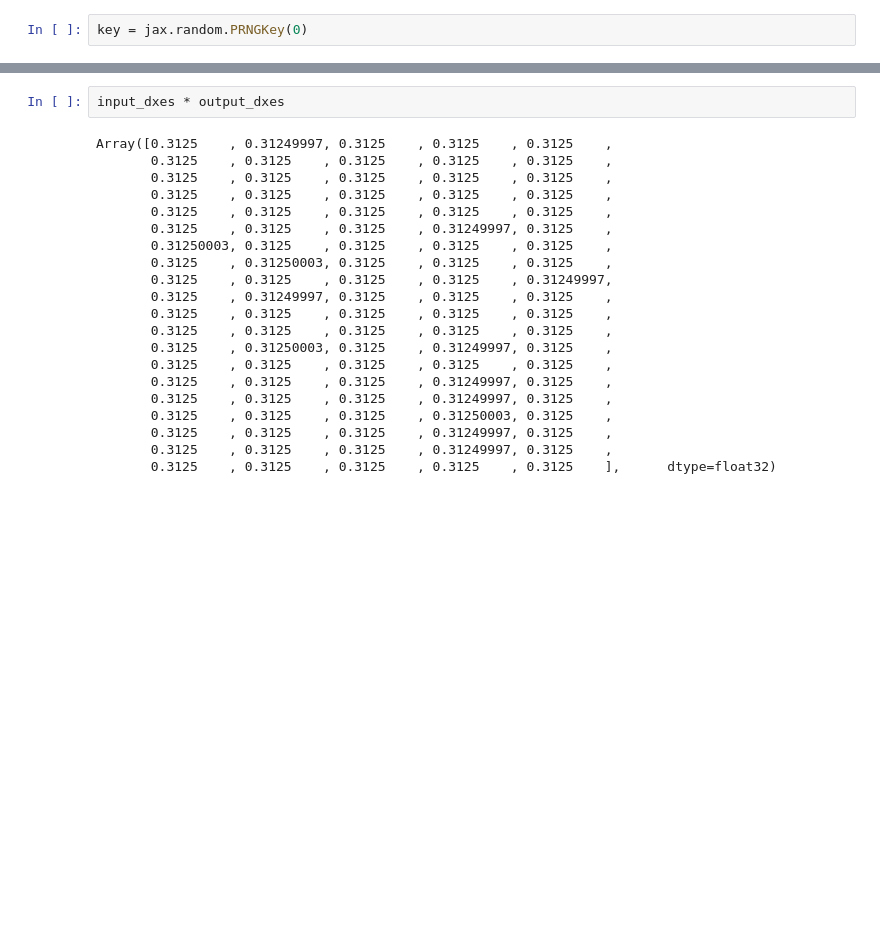
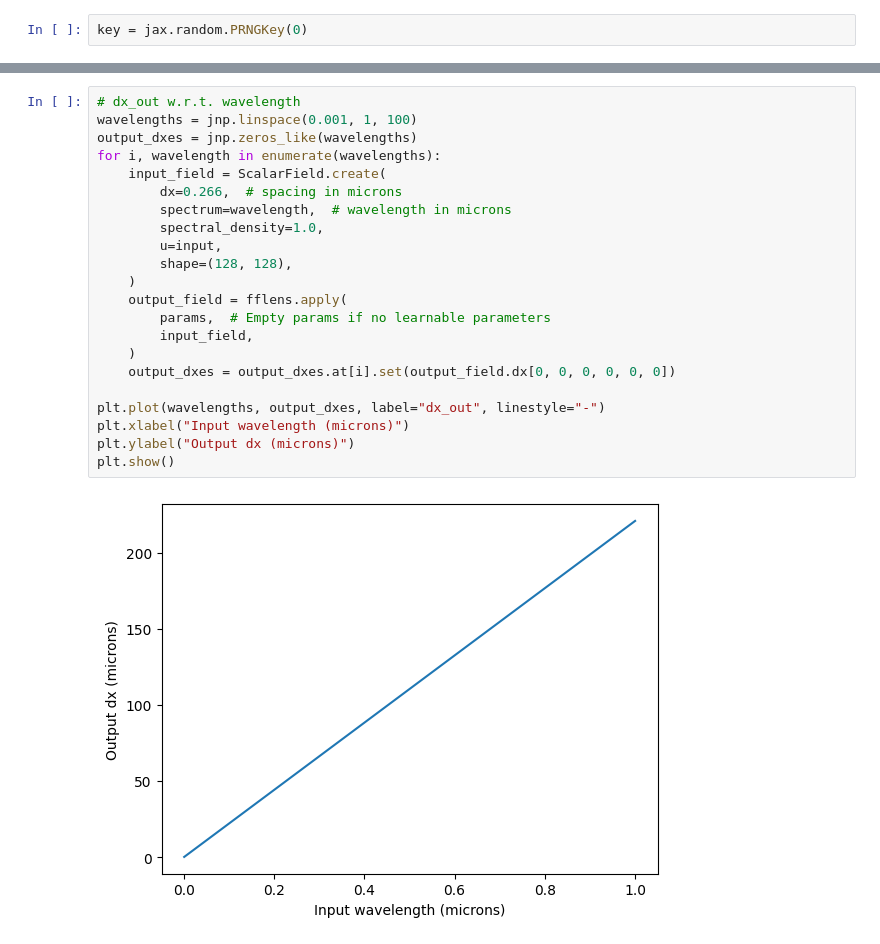
Before and after one commit to chromatix-team/chromatix, a Jupyter notebook: docs/examples/fflens.ipynb, the cells around one changed output, grey strips where cells are left out. Saved outputs shown, nothing was run; the diff lists cells and outputs as text; blank space fills up the shorter version.

```diff
--- a/docs/examples/fflens.ipynb
+++ b/docs/examples/fflens.ipynb
@@ -94,23 +75,24 @@ plt.show()
-# %%
-input_dxes * output_dxes
-# %% [output]
-Array([0.3125    , 0.31249997, 0.3125    , 0.3125    , 0.3125    ,
-       0.3125    , 0.3125    , 0.3125    , 0.3125    , 0.3125    ,
-       0.3125    , 0.3125    , 0.3125    , 0.3125    , 0.3125    ,
-       0.3125    , 0.3125    , 0.3125    , 0.3125    , 0.3125    ,
-       0.3125    , 0.3125    , 0.3125    , 0.3125    , 0.3125    ,
-       0.3125    , 0.3125    , 0.3125    , 0.31249997, 0.3125    ,
-       0.31250003, 0.3125    , 0.3125    , 0.3125    , 0.3125    ,
-       0.3125    , 0.31250003, 0.3125    , 0.3125    , 0.3125    ,
-       0.3125    , 0.3125    , 0.3125    , 0.3125    , 0.31249997,
-       0.3125    , 0.31249997, 0.3125    , 0.3125    , 0.3125    ,
-       0.3125    , 0.3125    , 0.3125    , 0.3125    , 0.3125    ,
-       0.3125    , 0.3125    , 0.3125    , 0.3125    , 0.3125    ,
-       0.3125    , 0.31250003, 0.3125    , 0.31249997, 0.3125    ,
-       0.3125    , 0.3125    , 0.3125    , 0.3125    , 0.3125    ,
-       0.3125    , 0.3125    , 0.3125    , 0.31249997, 0.3125    ,
-       0.3125    , 0.3125    , 0.3125    , 0.31249997, 0.3125    ,
-       0.3125    , 0.3125    , 0.3125    , 0.31250003, 0.3125    ,
-       0.3125    , 0.3125    , 0.3125    , 0.31249997, 0.3125    ,
-       0.3125    , 0.3125    , 0.3125    , 0.31249997, 0.3125    ,
-       0.3125    , 0.3125    , 0.3125    , 0.3125    , 0.3125    ],      dtype=float32)
+# %%
+# dx_out w.r.t. wavelength
+wavelengths = jnp.linspace(0.001, 1, 100)
+output_dxes = jnp.zeros_like(wavelengths)
+for i, wavelength in enumerate(wavelengths):
+    input_field = ScalarField.create(
+        dx=0.266,  # spacing in microns
+        spectrum=wavelength,  # wavelength in microns
+        spectral_density=1.0,
+        u=input,
+        shape=(128, 128),
+    )
+    output_field = fflens.apply(
+        params,  # Empty params if no learnable parameters
+        input_field,
+    )
+    output_dxes = output_dxes.at[i].set(output_field.dx[0, 0, 0, 0, 0, 0])
+
+plt.plot(wavelengths, output_dxes, label="dx_out", linestyle="-")
+plt.xlabel("Input wavelength (microns)")
+plt.ylabel("Output dx (microns)")
+plt.show()
+# %% [output]
+[figure, added]
```
Also changed, not shown: parts of 17 cells of this notebook, 1 other file.
